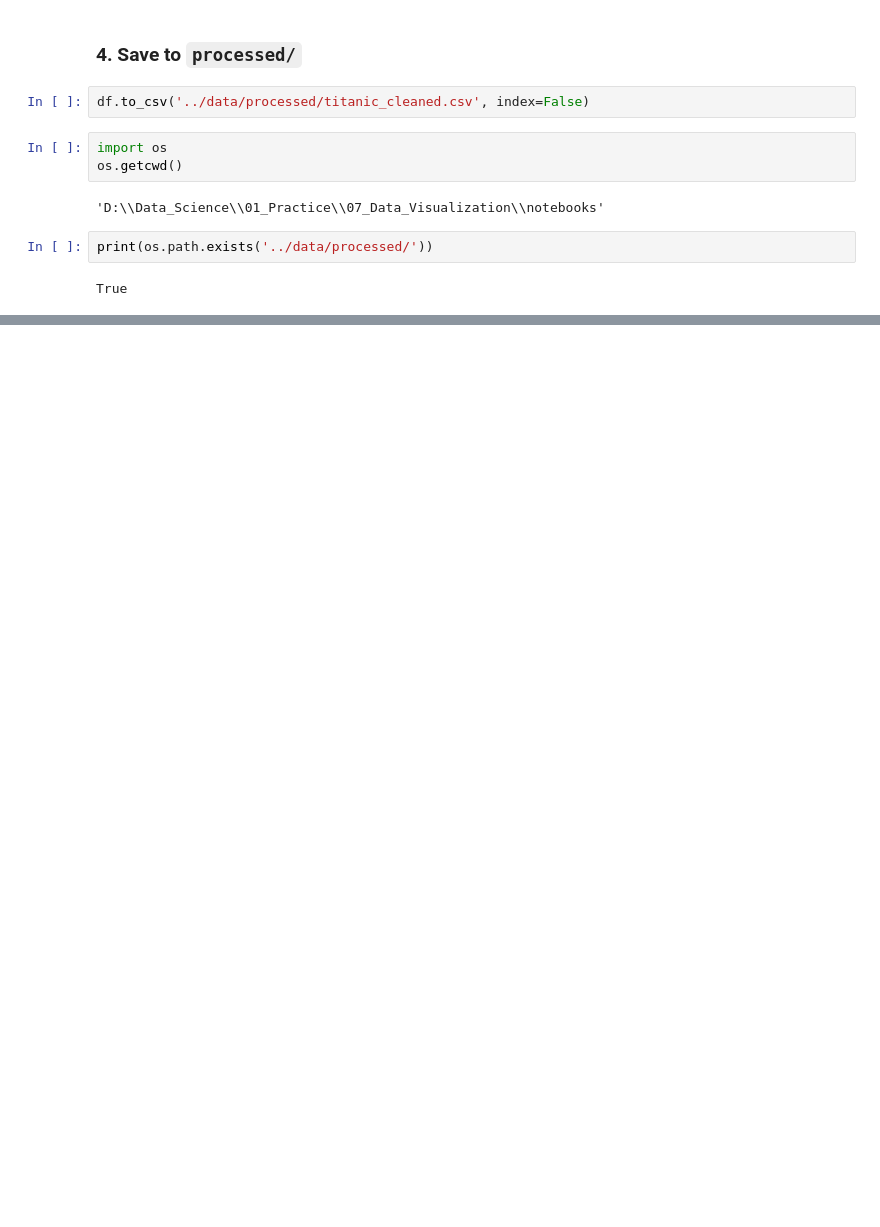
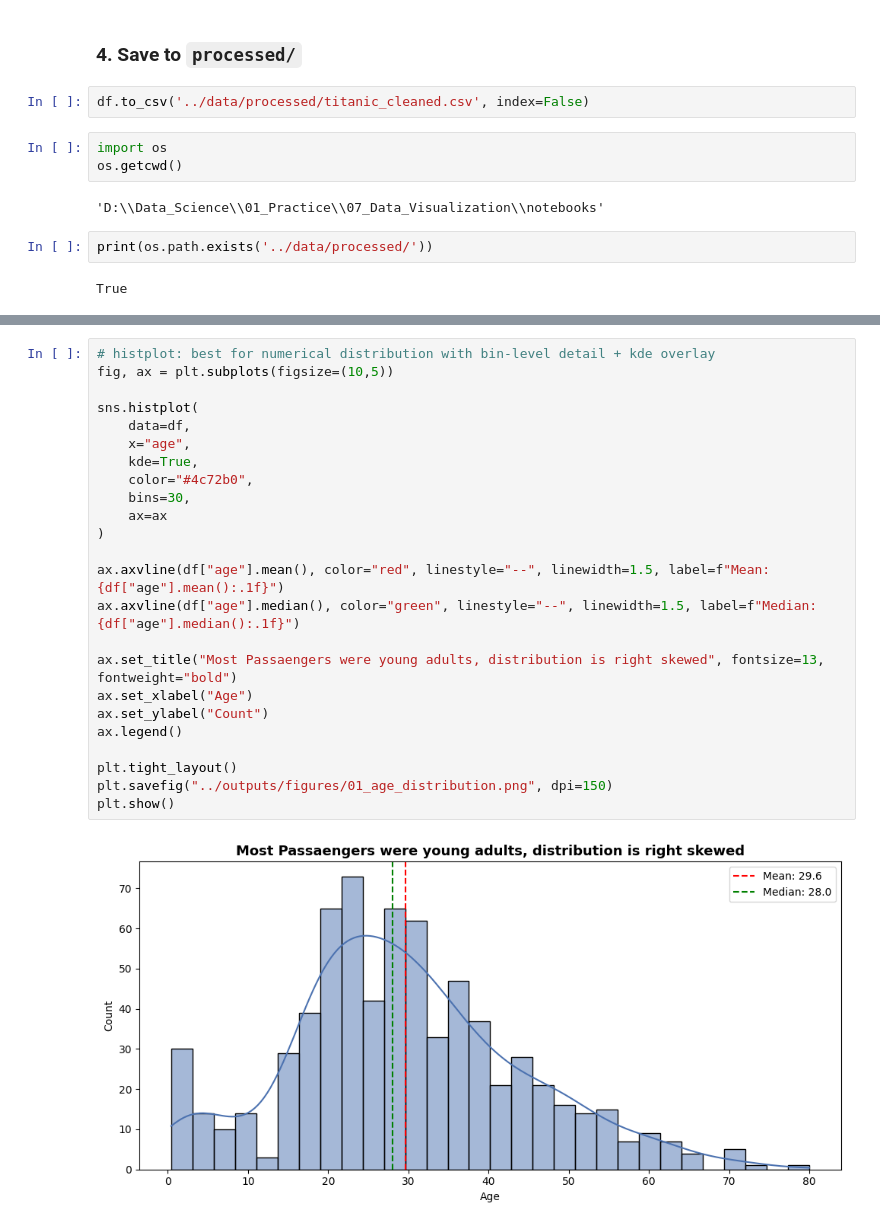
Before and after one commit to Manglam11/data_science_course, a Jupyter notebook: 07_Data_Visualization/notebooks/my_notebook.ipynb, the cells around one changed output, grey strips where cells are left out. Saved outputs shown, nothing was run; the diff lists cells and outputs as text; blank space fills up the shorter version.

Commit message:
feat: add Phase 2 univariate plots — histplot, kdeplot, countplot

```diff
--- a/07_Data_Visualization/notebooks/my_notebook.ipynb
+++ b/07_Data_Visualization/notebooks/my_notebook.ipynb
@@ -164,0 +174,26 @@ True
+# %%
+# histplot: best for numerical distribution with bin-level detail + kde overlay
+fig, ax = plt.subplots(figsize=(10,5))
+
+sns.histplot(
+    data=df,
+    x="age",
+    kde=True,
+    color="#4c72b0",
+    bins=30,
+    ax=ax
+)
+
+ax.axvline(df["age"].mean(), color="red", linestyle="--", linewidth=1.5, label=f"Mean: {df["age"].mean():.1f}")
+ax.axvline(df["age"].median(), color="green", linestyle="--", linewidth=1.5, label=f"Median: {df["age"].median():.1f}")
+
+ax.set_title("Most Passaengers were young adults, distribution is right skewed", fontsize=13, fontweight="bold")
+ax.set_xlabel("Age")
+ax.set_ylabel("Count")
+ax.legend()
+
+plt.tight_layout()
+plt.savefig("../outputs/figures/01_age_distribution.png", dpi=150)
+plt.show()
+# %% [output]
+[figure, added]
```
Also changed, not shown: parts of 9 cells of this notebook.
